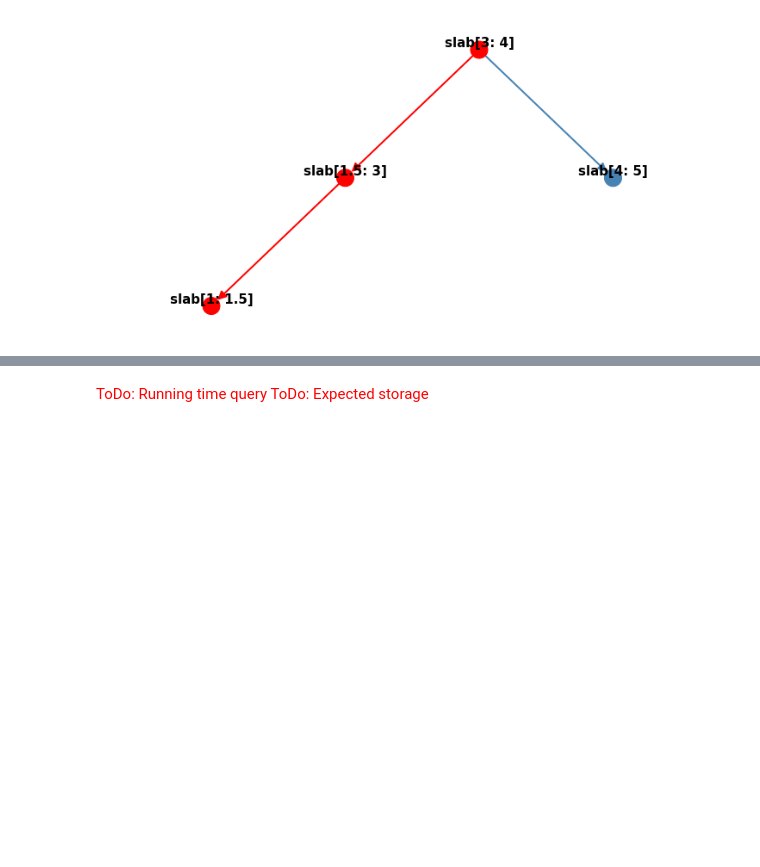
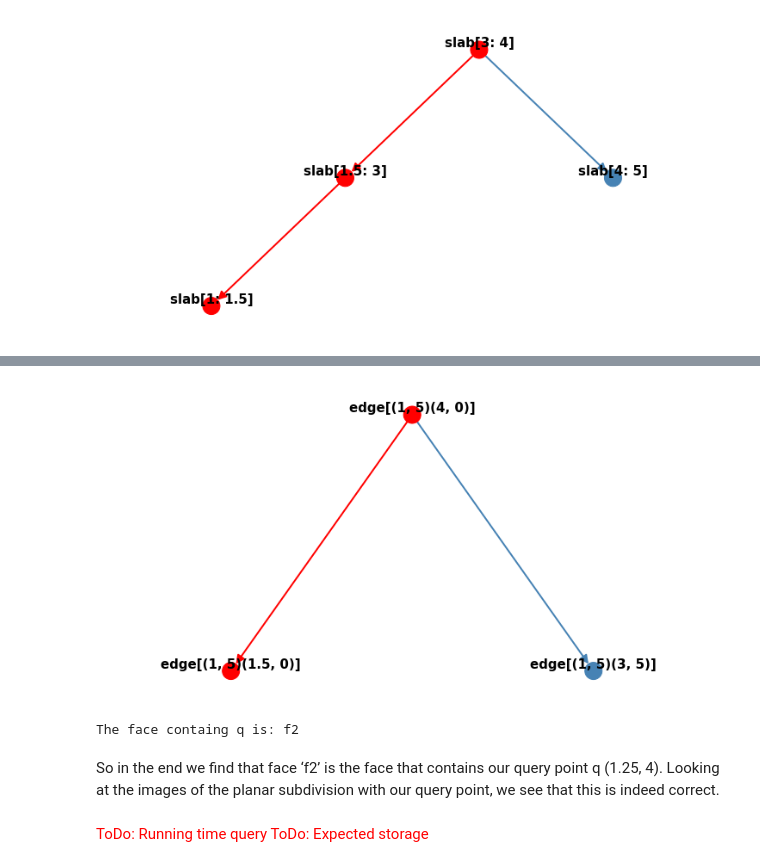
Before and after one commit to t1jsh111/2IMA15, a Jupyter notebook: notebook.ipynb, the cells around one changed output, grey strips where cells are left out. Saved outputs shown, nothing was run; the diff lists cells and outputs as text; code cells hidden in the pictures; blank space fills up the shorter version.

```diff
--- a/notebook.ipynb
+++ b/notebook.ipynb
@@ -120,3 +136,12 @@ face = result[2]
+# %%
+slab.show_edges_bst(visited_edges)  # Show binary search tree on y-order with marking visited nodes
+
+print("The face containg q is: " + str(face.name))  # Print face
+# %% [output]
+[figure, added]
+The face containg q is: f2
+# %% [markdown]
+So in the end we find that face ‘f2’ is the face that contains our query point q (1.25, 4). Looking at the images of the planar subdivision with our query point, we see that this is indeed correct.
 # %% [markdown]
 <font color='red'>ToDo: Running time query</font>
     <font color='red'>ToDo: Expected storage</font>
```
Also changed, not shown: parts of 7 cells of this notebook, 3 other files.
